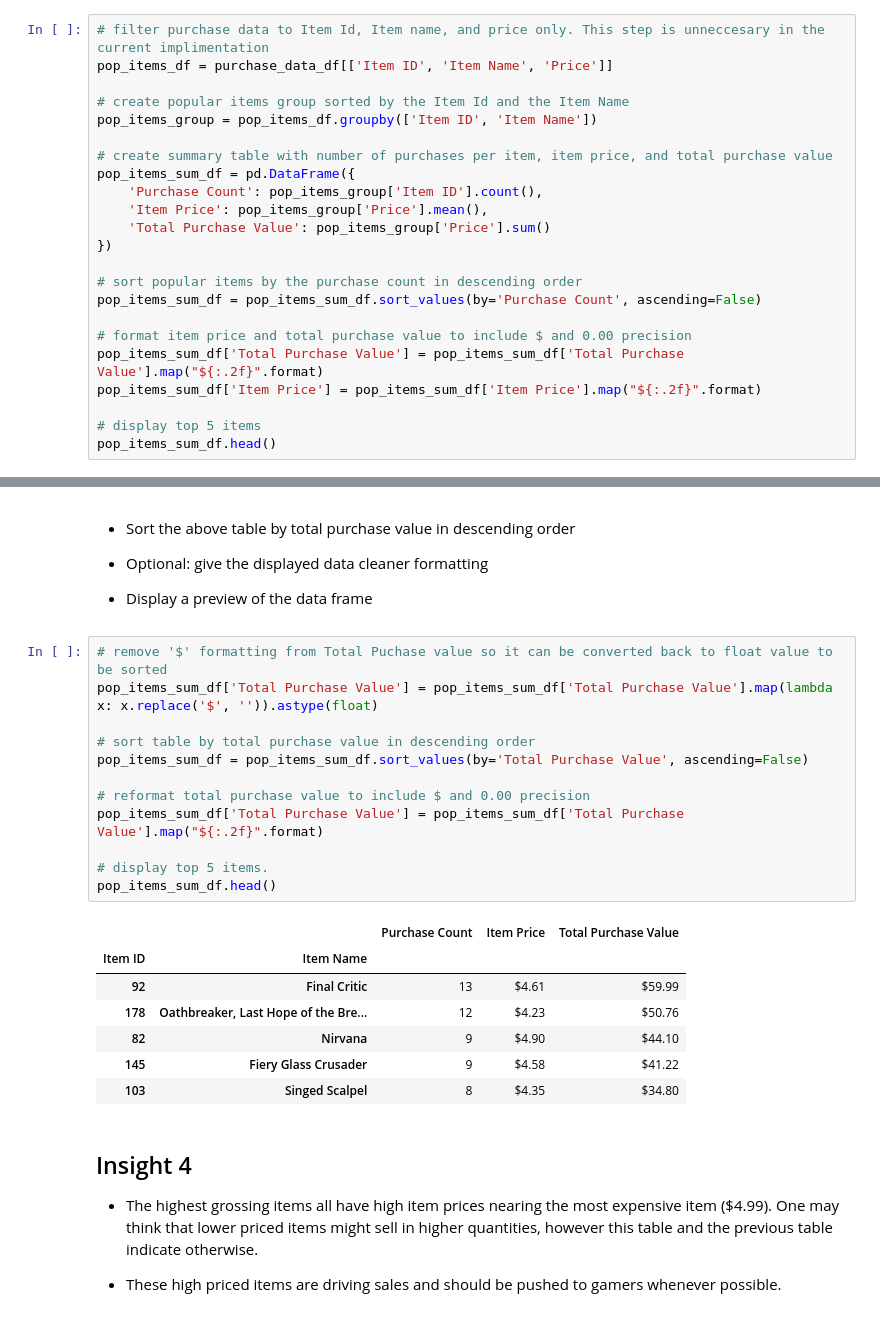
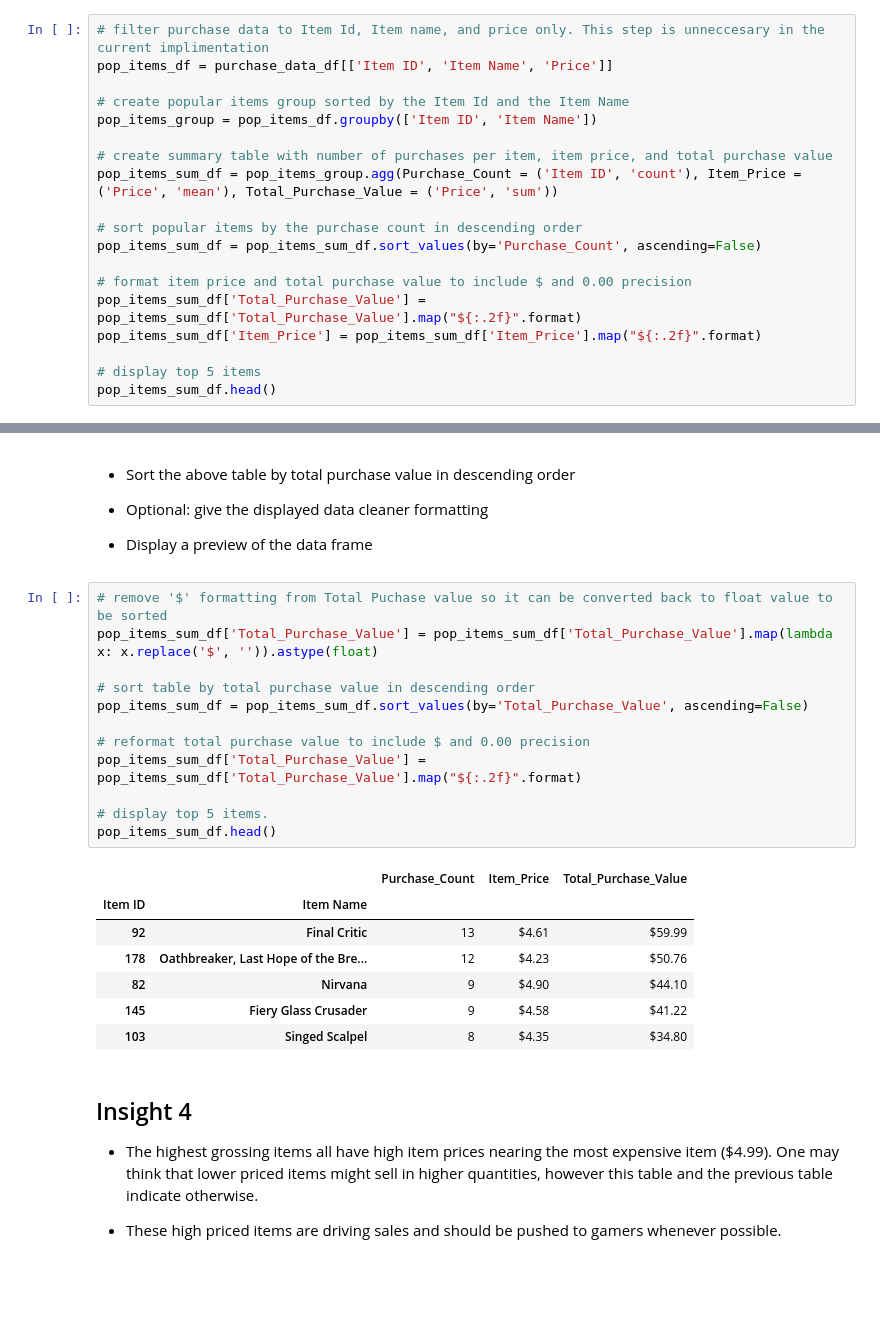
Before and after one commit to JacobTrevithick/pandas-challenge, a Jupyter notebook: HeroesOfPymoli/HeroesOfPymoli_starter.ipynb, the cells around one changed output, grey strips where cells are left out. Cells and saved outputs as stored; diff of their text form; blank space fills up the shorter version.

```diff
--- a/HeroesOfPymoli/HeroesOfPymoli_starter.ipynb
+++ b/HeroesOfPymoli/HeroesOfPymoli_starter.ipynb
@@ -360,18 +335,14 @@ pop_items_df = purchase_data_df[['Item ID', 'Item Name', 'Price']]
 pop_items_group = pop_items_df.groupby(['Item ID', 'Item Name'])
 
 # create summary table with number of purchases per item, item price, and total purchase value
-pop_items_sum_df = pd.DataFrame({
-    'Purchase Count': pop_items_group['Item ID'].count(),
-    'Item Price': pop_items_group['Price'].mean(),
-    'Total Purchase Value': pop_items_group['Price'].sum()
-})
+pop_items_sum_df = pop_items_group.agg(Purchase_Count = ('Item ID', 'count'), Item_Price = ('Price', 'mean'), Total_Purchase_Value = ('Price', 'sum'))
 
 # sort popular items by the purchase count in descending order
-pop_items_sum_df = pop_items_sum_df.sort_values(by='Purchase Count', ascending=False)
+pop_items_sum_df = pop_items_sum_df.sort_values(by='Purchase_Count', ascending=False)
 
 # format item price and total purchase value to include $ and 0.00 precision
-pop_items_sum_df['Total Purchase Value'] = pop_items_sum_df['Total Purchase Value'].map("${:.2f}".format)
-pop_items_sum_df['Item Price'] = pop_items_sum_df['Item Price'].map("${:.2f}".format)
+pop_items_sum_df['Total_Purchase_Value'] = pop_items_sum_df['Total_Purchase_Value'].map("${:.2f}".format)
+pop_items_sum_df['Item_Price'] = pop_items_sum_df['Item_Price'].map("${:.2f}".format)
 
 # display top 5 items
 pop_items_sum_df.head()
@@ -395,18 +366,18 @@ pop_items_sum_df.head()
 * Display a preview of the data frame
 # %%
 # remove '$' formatting from Total Puchase value so it can be converted back to float value to be sorted
-pop_items_sum_df['Total Purchase Value'] = pop_items_sum_df['Total Purchase Value'].map(lambda x: x.replace('$', '')).astype(float)
+pop_items_sum_df['Total_Purchase_Value'] = pop_items_sum_df['Total_Purchase_Value'].map(lambda x: x.replace('$', '')).astype(float)
 
 # sort table by total purchase value in descending order
-pop_items_sum_df = pop_items_sum_df.sort_values(by='Total Purchase Value', ascending=False)
+pop_items_sum_df = pop_items_sum_df.sort_values(by='Total_Purchase_Value', ascending=False)
 
 # reformat total purchase value to include $ and 0.00 precision
-pop_items_sum_df['Total Purchase Value'] = pop_items_sum_df['Total Purchase Value'].map("${:.2f}".format)
+pop_items_sum_df['Total_Purchase_Value'] = pop_items_sum_df['Total_Purchase_Value'].map("${:.2f}".format)
 
 # display top 5 items.
 pop_items_sum_df.head()
 # %% [output]
-|  |  | Purchase Count | Item Price | Total Purchase Value |
+|  |  | Purchase_Count | Item_Price | Total_Purchase_Value |
 | Item ID | Item Name |  |  |  |
 | 92 | Final Critic | 13 | $4.61 | $59.99 |
 | 178 | Oathbreaker, Last Hope of the Bre... | 12 | $4.23 | $50.76 |
```
Also changed, not shown: parts of 10 cells of this notebook.
